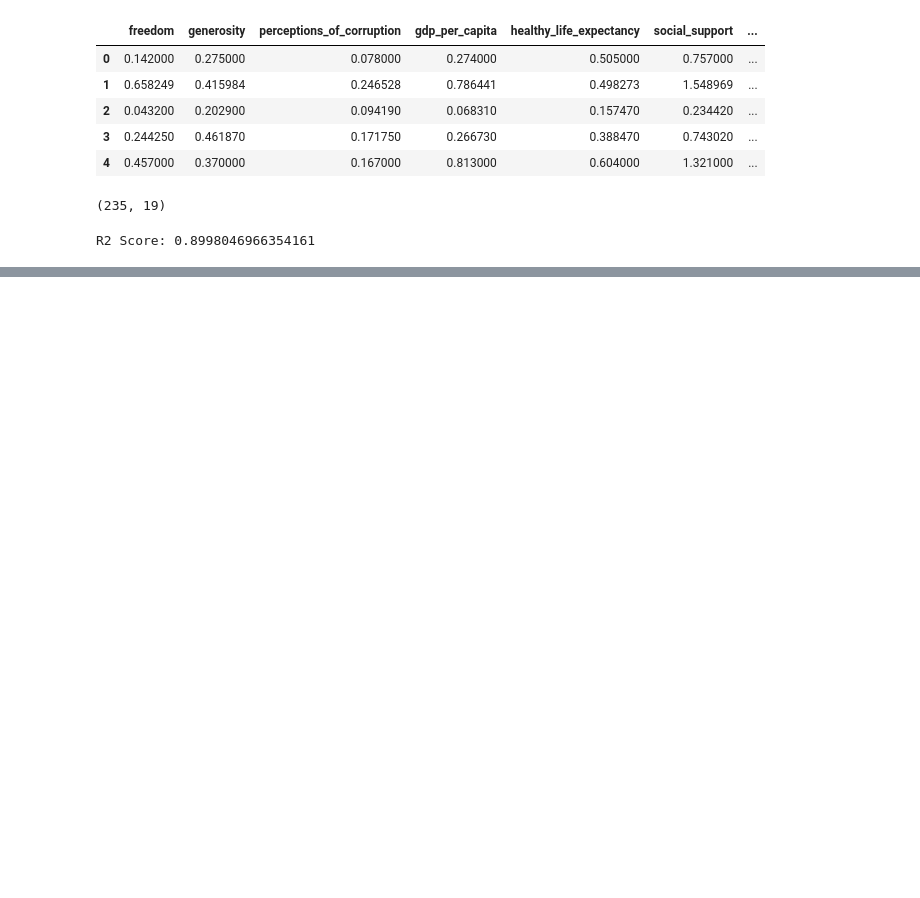
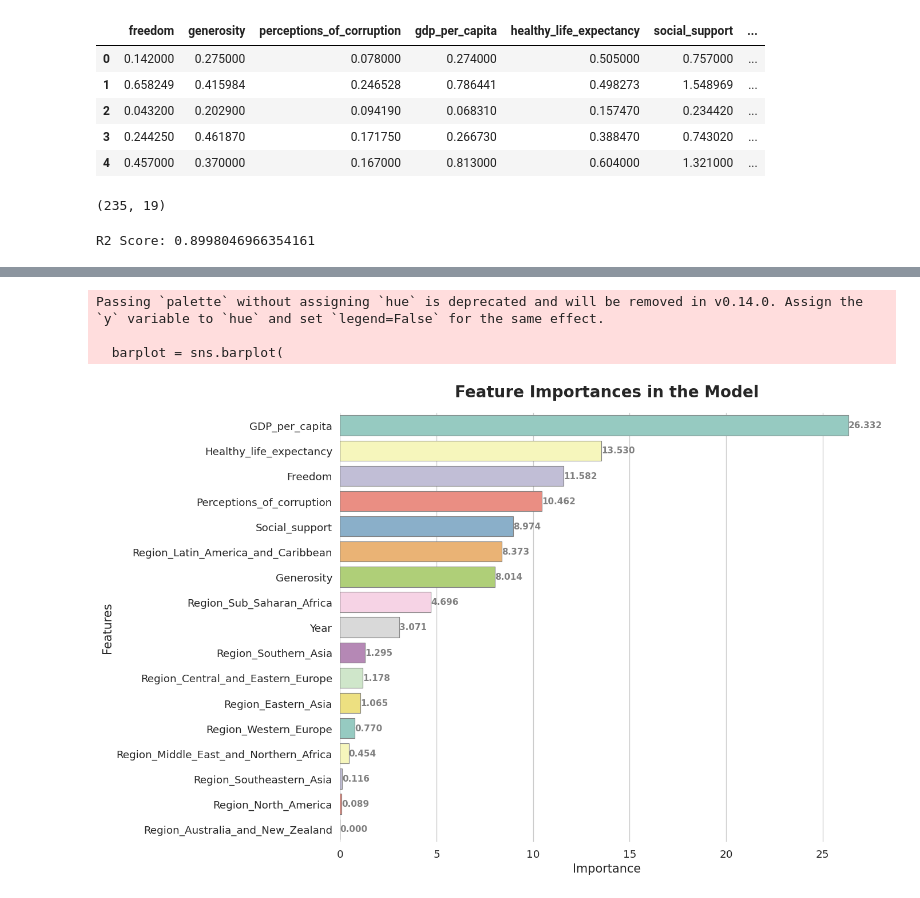
Before and after one commit to Michelburgos/Workshop-3, a Jupyter notebook: notebooks/003-evaluation.ipynb, the cells around one changed output, grey strips where cells are left out. Drawn from its saved outputs; the diff is of its cells as text; code cells hidden in the pictures; blank space fills up the shorter version.

```diff
--- a/notebooks/003-evaluation.ipynb
+++ b/notebooks/003-evaluation.ipynb
@@ -36,0 +75,59 @@ R2 Score: 0.8998046966354161
+# %%
+import joblib
+model = joblib.load("../models/catboost_model.pkl")
+# %%
+model_features = model.feature_names_
+feature_importances = model.feature_importances_
+
+features_df = pd.DataFrame({
+    "Feature": model_features,
+    "Importance": feature_importances
+})
+
+# Configuración general de estilo
+import matplotlib.pyplot as plt
+import seaborn as sns
+
+
+pastel_palette = sns.color_palette('Set3', len(features_df))
+
+sns.set_theme(style="whitegrid", font_scale=1.2)
+
+features_df = features_df.sort_values(by="Importance", ascending=False)
+
+plt.figure(figsize=(14, 9))
+
+barplot = sns.barplot(
+    x="Importance",
+    y="Feature",
+    data=features_df,
+    palette=pastel_palette,
+    edgecolor="gray",
+    linewidth=0.8
+)
+
+# Añadir valores al final de cada barra
+for i, (value, feature) in enumerate(zip(features_df["Importance"], features_df["Feature"])):
+    barplot.text(
+        value + 0.005,
+        i,
+        f"{value:.3f}",
+        color='gray',
+        va='center',
+        fontweight='bold',
+        fontsize=11
+    )
+
+plt.title("Feature Importances in the Model", fontsize=20, weight='bold', pad=20)
+plt.xlabel("Importance", fontsize=15)
+plt.ylabel("Features", fontsize=15)
+
+sns.despine(left=True, bottom=True)
+
+plt.tight_layout()
+plt.show()
+# %% [output]
+Passing `palette` without assigning `hue` is deprecated and will be removed in v0.14.0. Assign the `y` variable to `hue` and set `legend=False` for the same effect.
+
+  barplot = sns.barplot(
+[figure, added]
```
Also changed, not shown: parts of 4 cells of this notebook, 2 other files.
